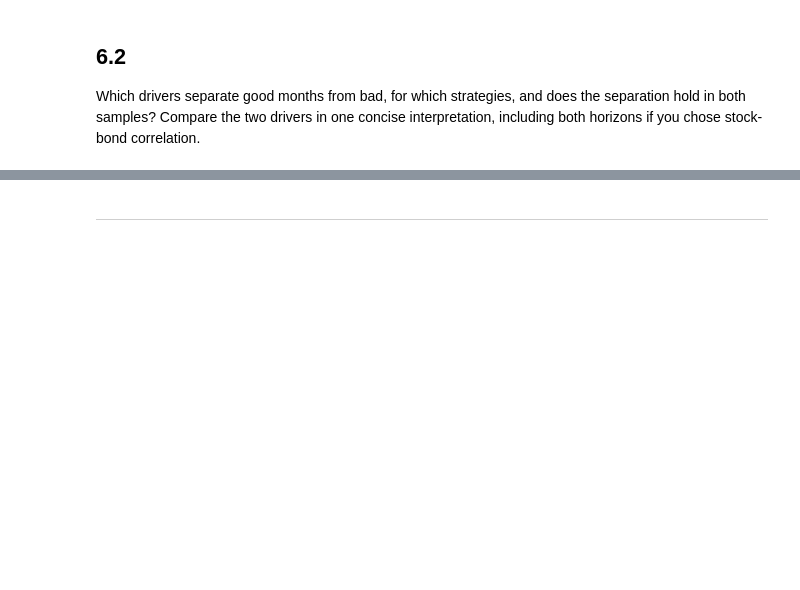
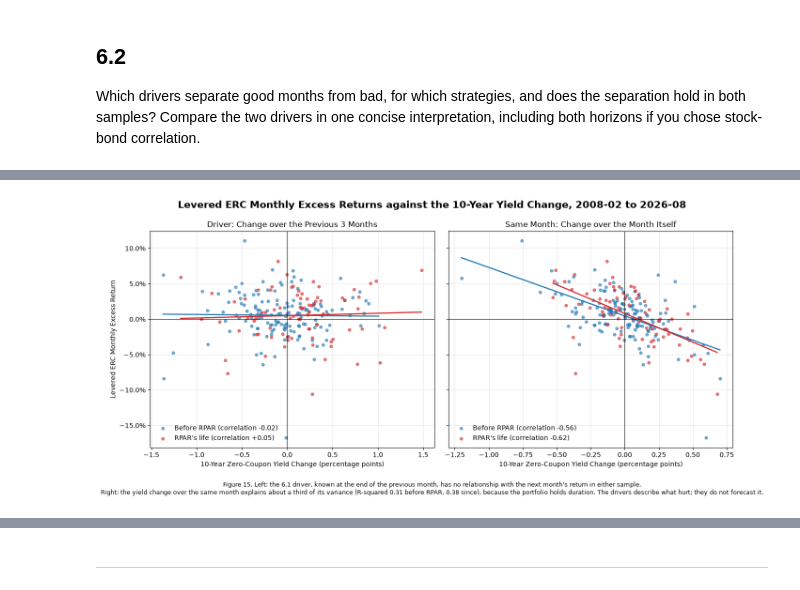
Before and after one commit to ltemry/FINM_Portfolio_GroupB, a Jupyter notebook: ivy-work/risk-parity-project.ipynb, the cells around one changed output, grey strips where cells are left out. Cells and saved outputs as stored; diff of their text form; code cells hidden in the pictures; blank space fills up the shorter version.

```diff
--- a/ivy-work/risk-parity-project.ipynb
+++ b/ivy-work/risk-parity-project.ipynb
@@ -2131,0 +2630,17 @@ Which drivers separate good months from bad, for which strategies, and does the
+# %%
+#the same quantities measured over the month being explained, which are not known in advance
+month_end_10y = month_end_value(yields["10y zero yield (pct)"])
+monthly_spy_tlt = returns[["SPY", "TLT"]].groupby(returns.index.to_period("M")).apply(lambda month: month["SPY"].corr(month["TLT"]))
+
+measures = {"Yield Change, Previous 3 Months (Driver)": drivers[YIELD_DRIVER],
+            "Yield Change, Same Month": month_end_10y.diff(),
+            "SPY-TLT Correlation, Previous 63 Days (Driver)": drivers["Stock-Bond Correlation, 63 Days"],
+            "SPY-TLT Correlation, Same Month": monthly_spy_tlt}
+
+same_month = pd.DataFrame({(sample, strategy): {measure: monthly_regime_excess.loc[start:end, strategy].corr(values) for measure, values in measures.items()}
+                           for sample, (start, end, strategies) in TEST_SAMPLES.items() for strategy in strategies}).T
+same_month.index.names = ["Sample", "Strategy"]
+
+display(same_month.style.format("{:+.2f}")
+                  .background_gradient(cmap = "RdBu_r", vmin = -1, vmax = 1)
+                  .set_caption("Correlation of monthly excess returns with each driver and with the same quantity measured over the same month"))
@@ -2131,0 +2656,34 @@ Which drivers separate good months from bad, for which strategies, and does the
+# %%
+fig, axes = plt.subplots(1, 2, figsize = (16, 6.5), sharey = True)
+
+scatter_sample = monthly_regime_excess.loc["2008-02":"2026-08", "Levered ERC"]
+panels = {"Driver: Change over the Previous 3 Months": drivers[YIELD_DRIVER],
+          "Same Month: Change over the Month Itself": month_end_10y.diff()}
+sample_colors = {"Before RPAR": "tab:blue", "RPAR's life": "tab:red"}
+
+for ax, (title, change) in zip(axes, panels.items()):
+    for sample, (start, end, _) in TEST_SAMPLES.items():
+        pairs = pd.concat([change.rename("x"), scatter_sample.rename("y")], axis = 1).loc[start:end].dropna()
+        x, y = pairs["x"], pairs["y"]
+        slope, intercept = np.polyfit(x, y, 1)
+        ax.scatter(x, y, s = 18, alpha = 0.6, color = sample_colors[sample], label = f"{sample} (correlation {x.corr(y):+.2f})")
+        line = np.linspace(x.min(), x.max(), 2)
+        ax.plot(line, intercept + slope * line, color = sample_colors[sample], linewidth = 1.8)
+
+    ax.set(title = title, xlabel = "10-Year Zero-Coupon Yield Change (percentage points)", ylabel = "Levered ERC Monthly Excess Return" if ax is axes[0] else "")
+    ax.axhline(0, color = "black", linewidth = 0.8)
+    ax.axvline(0, color = "black", linewidth = 0.8)
+    ax.yaxis.set_major_formatter(PercentFormatter(1.0))
+    ax.legend(frameon = False, loc = "lower left")
+    ax.grid(alpha = 0.3)
+
+fig.suptitle("Levered ERC Monthly Excess Returns against the 10-Year Yield Change, 2008-02 to 2026-08", fontsize = 15, fontweight = "bold")
+
+fig.text(0.5, 0.01, "Figure 15. Left: the 6.1 driver, known at the end of the previous month, has no relationship with the next month's return in either sample.\n"
+         "Right: the yield change over the same month explains about a third of its variance (R-squared 0.31 before RPAR, 0.38 since), because the portfolio holds duration. The drivers describe what hurt; they do not forecast it.",
+         ha = "center", va = "bottom", fontsize = 9, color = "black")
+
+fig.subplots_adjust(bottom = 0.17, wspace = 0.05)
+plt.show()
+# %% [output]
+[figure, added]
```
Also changed, not shown: parts of 23 cells of this notebook, 1 other file.
